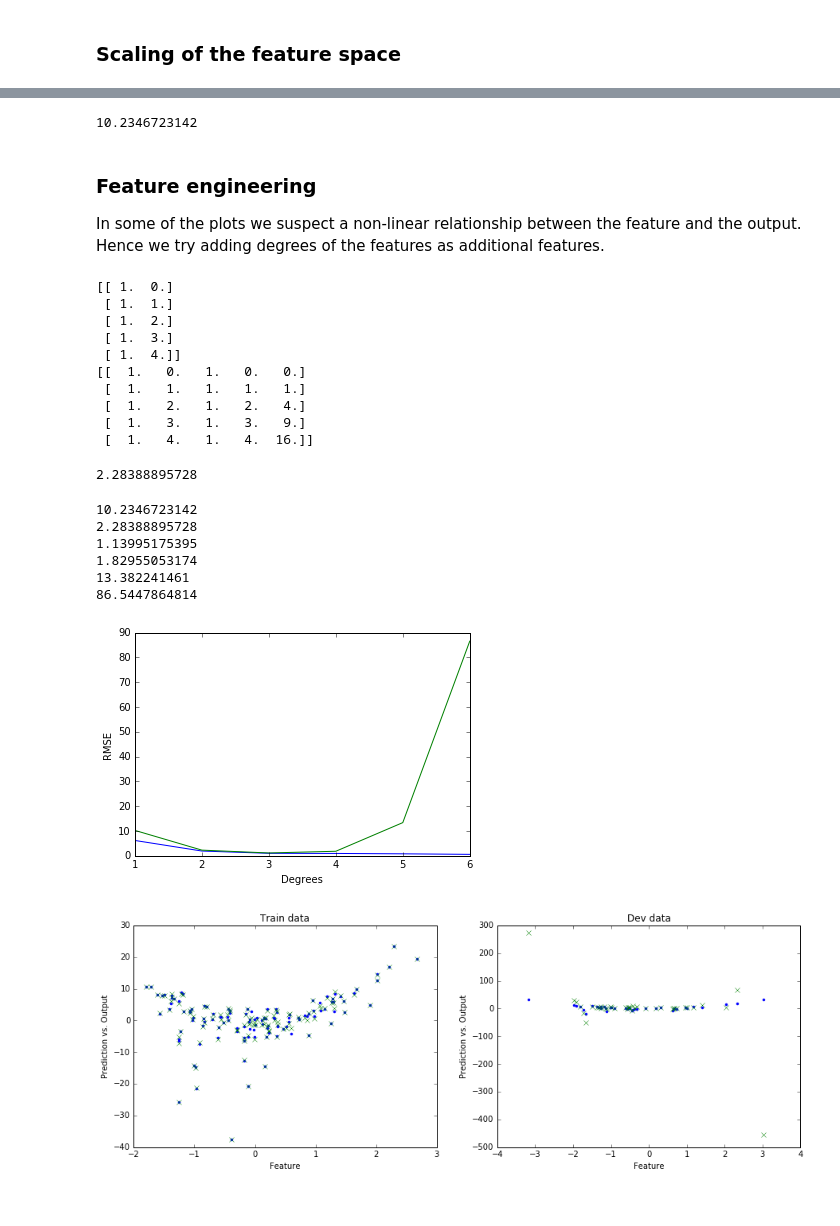
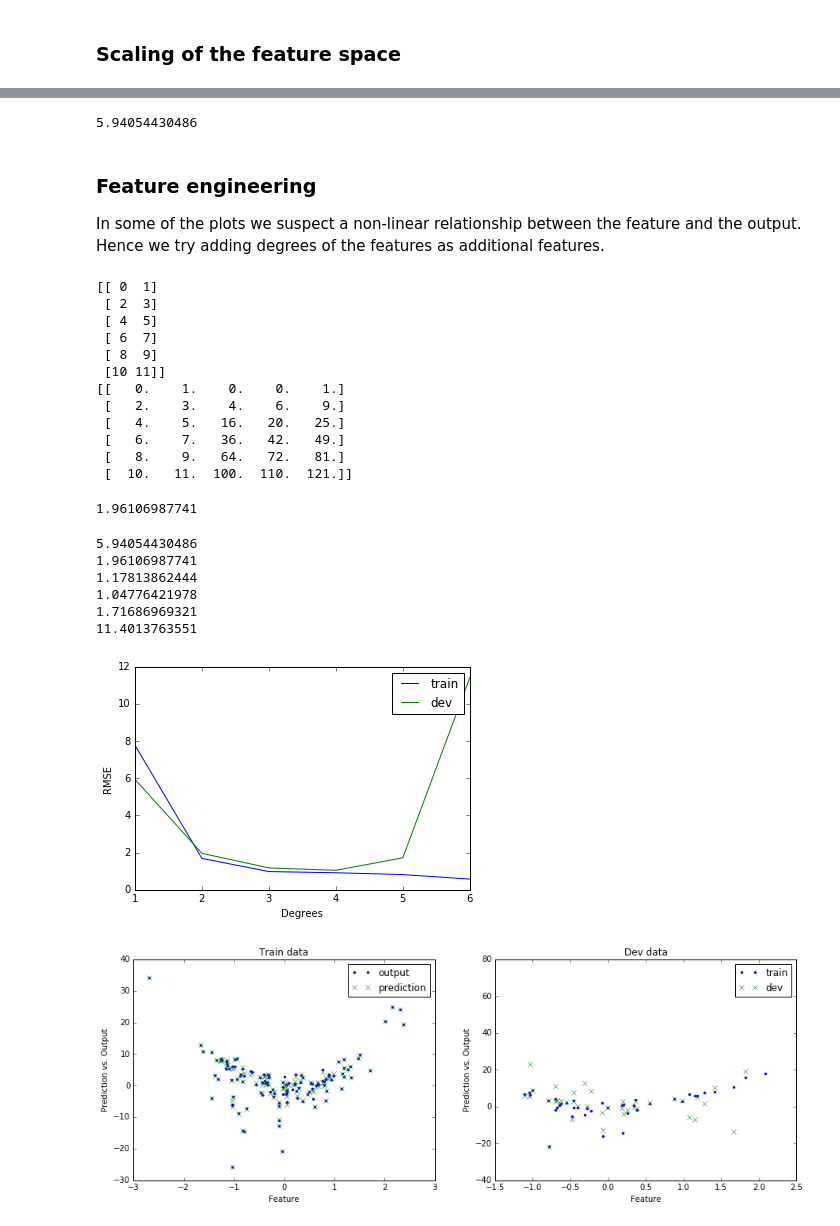
Before and after one commit to aliceroberts10/workshop-content17, a Jupyter notebook: 1-first-week/1-regression-classification/LinearRegression.ipynb, the cells around one changed output, grey strips where cells are left out. Saved outputs shown, nothing was run; the diff lists cells and outputs as text; code cells hidden in the pictures.

```diff
--- a/1-first-week/1-regression-classification/LinearRegression.ipynb
+++ b/1-first-week/1-regression-classification/LinearRegression.ipynb
@@ -29,8 +29,7 @@ print(data.head())
 
 # Extract features X and ouput Y
 Y = data['output']
-X = data.values
-X = X[:,:-1]
+X = data.drop('output', axis=1).values
 
 # Make train and test data
 m = X.shape[0]
@@ -102,8 +101,7 @@ plt.show()
 # %% [markdown]
 ### Apply linear regression
 # %%
-# Try setting fit_intercept=False as well.
-lr = LinearRegression(fit_intercept=True)
+lr = LinearRegression()
 lr.fit(X_train, Y_train)
 print('Intercept is: ', lr.intercept_)
 print('Coefficients are: ', lr.coef_)
@@ -174,31 +171,32 @@ plt.show()
 # %%
-lr = LinearRegression(fit_intercept=True)
+lr = LinearRegression()
 lr.fit(X_train_scaled, Y_train)
 predictions = lr.predict(X_dev_scaled)
-error = RMSE(Y_dev, predictions)
-print(error)
+dev_error = RMSE(Y_dev, predictions)
+print(dev_error)
 # %% [output]
-10.2346723142
+5.94054430486
 # %% [markdown]
 ### Feature engineering
 In some of the plots we suspect a non-linear relationship between the feature and the output. Hence we try adding degrees of the features as additional features.
 # %%
 poly = preprocessing.PolynomialFeatures(degree=2, include_bias=False)
-A = np.ones((5,2))
-A[:,1] = range(5)
+A = np.arange(12).reshape((6,2))
 print(A)
 print(poly.fit_transform(A))
 # %% [output]
-[[ 1.  0.]
- [ 1.  1.]
- [ 1.  2.]
- [ 1.  3.]
- [ 1.  4.]]
-[[  1.   0.   1.   0.   0.]
- [  1.   1.   1.   1.   1.]
- [  1.   2.   1.   2.   4.]
- [  1.   3.   1.   3.   9.]
- [  1.   4.   1.   4.  16.]]
+[[ 0  1]
+ [ 2  3]
+ [ 4  5]
+ [ 6  7]
+ [ 8  9]
+ [10 11]]
+[[   0.    1.    0.    0.    1.]
+ [   2.    3.    4.    6.    9.]
+ [   4.    5.   16.   20.   25.]
+ [   6.    7.   36.   42.   49.]
+ [   8.    9.   64.   72.   81.]
+ [  10.   11.  100.  110.  121.]]
 # %%
 poly = preprocessing.PolynomialFeatures(degree=2, include_bias=False)
 X_train_scaled_d2 = poly.fit_transform(X_train_scaled)
@@ -207,10 +205,10 @@ X_dev_scaled_d2 = poly.fit_transform(X_dev_scaled)
 lr = LinearRegression()
 lr.fit(X_train_scaled_d2, Y_train)
 predictions = lr.predict(X_dev_scaled_d2)
-error = RMSE(Y_dev, predictions)
-print(error)
+dev_error = RMSE(Y_dev, predictions)
+print(dev_error)
 # %% [output]
-2.28388895728
+1.96106987741
 # %%
 error_vec_train = []
 error_vec_dev = []
@@ -227,37 +225,40 @@ for i in range(1,7):
     print(error_dev)
     error_vec_train.append(error_train)
     error_vec_dev.append(error_dev)
-plt.plot(range(1,7), error_vec_train)
-plt.plot(range(1,7), error_vec_dev)
+plt.plot(range(1,7), error_vec_train, label='train')
+plt.plot(range(1,7), error_vec_dev, label='dev')
 plt.xlabel("Degrees")
 plt.ylabel("RMSE")
+plt.legend()
 plt.show()
 # %% [output]
-10.2346723142
-2.28388895728
-1.13995175395
-1.82955053174
-13.382241461
-86.5447864814
+5.94054430486
+1.96106987741
+1.17813862444
+1.04776421978
+1.71686969321
+11.4013763551
-[figure, old version]
+[figure, new version]
 # %%
 # Let's see what's going wrong with too many degrees
 feature = 2
 fig = plt.figure(figsize=(15,5))
 ax1 = fig.add_subplot(1,2,1)
-ax1.plot(X_train_scaled[:,feature],Y_train,'.')
-ax1.plot(X_train_scaled[:,feature],lr.predict(X_train_scaled_d2) ,'x')
+ax1.plot(X_train_scaled[:,feature],Y_train,'.', label='output')
+ax1.plot(X_train_scaled[:,feature],lr.predict(X_train_scaled_d2) ,'x', label='prediction')
 ax1.set_title("Train data")
 ax1.set_xlabel("Feature")
 ax1.set_ylabel("Prediction vs. Output")
+ax1.legend()
 
 ax2 = fig.add_subplot(1,2,2)
-ax2.plot(X_dev_scaled[:,feature],Y_dev,'.')
-ax2.plot(X_dev_scaled[:,feature],lr.predict(X_dev_scaled_d2) ,'x')
+ax2.plot(X_dev_scaled[:,feature],Y_dev,'.', label='train')
+ax2.plot(X_dev_scaled[:,feature],lr.predict(X_dev_scaled_d2) ,'x', label='dev')
 ax2.set_title("Dev data")
 ax2.set_xlabel("Feature")
 ax2.set_ylabel("Prediction vs. Output")
+ax2.legend()
 
 plt.show()
 # %% [output]
-[figure, old version]
+[figure, new version]
```
Also changed, not shown: parts of 5 cells of this notebook, 3 other files.
